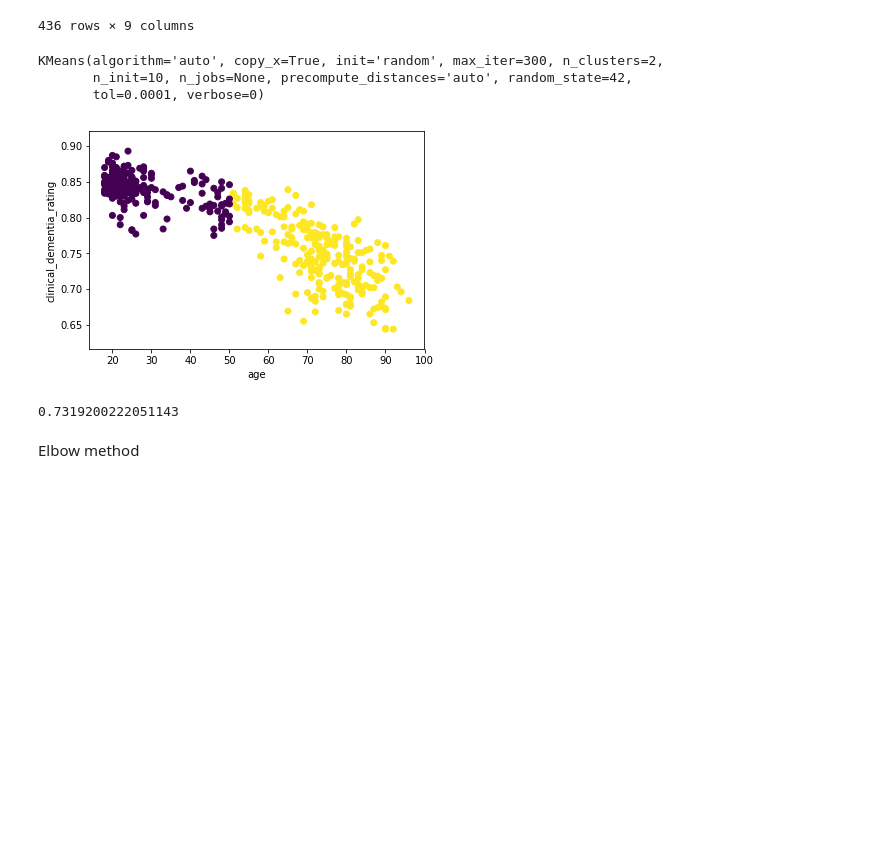
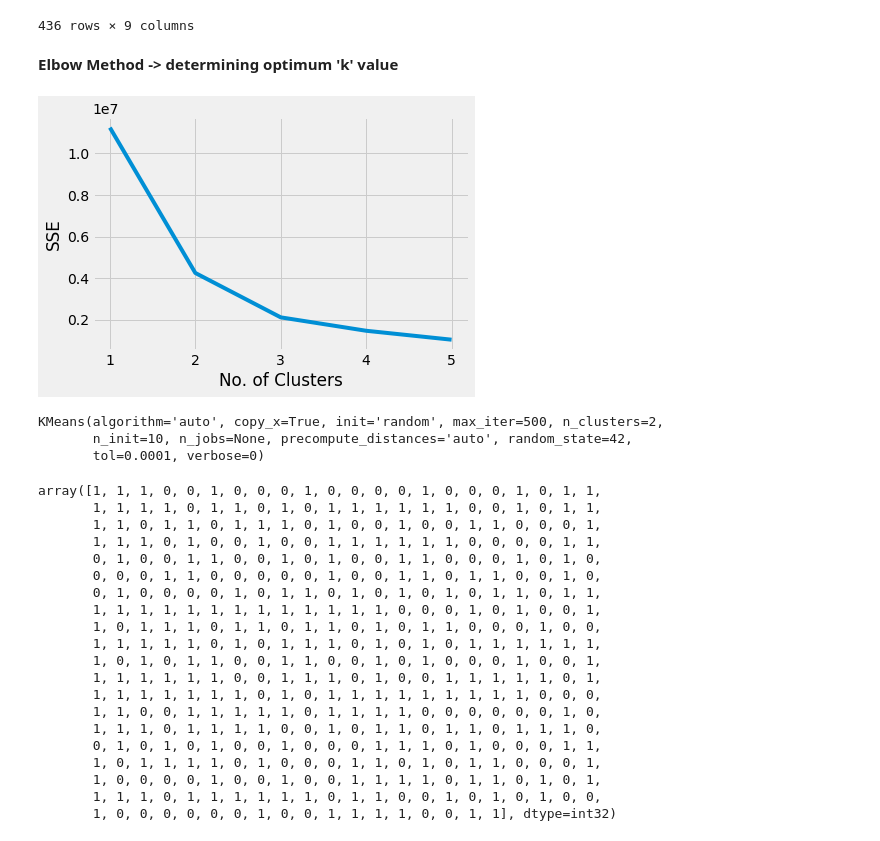
Before and after one commit to MPragya-20/IntegrateKaggleTest, a Jupyter notebook: alzheimer-s-k-means.ipynb, the cells around one changed output. Drawn from its saved outputs; the diff is of its cells as text; code cells hidden in the pictures; blank space fills up the shorter version.

Commit message:
Kaggle Notebook | Alzheimer's K-Means  | Version 3

```diff
--- a/alzheimer-s-k-means.ipynb
+++ b/alzheimer-s-k-means.ipynb
@@ -113,3 +113,5 @@ data
 | 434 | 1 | 20 | 3.0 | 2.0 | 29.0 | 0.0 | ... |
 | 435 | 1 | 26 | 3.0 | 2.0 | 29.0 | 0.0 | ... |
 436 rows × 9 columns
+# %% [markdown]
+**Elbow Method -> determining optimum 'k' value**
@@ -116,35 +122,59 @@ data
+# %%
+kmeans_kwargs = {"init": "random","n_init": 10,"max_iter": 300,"random_state": 42,}
+sse = []
+for k in range(1, 6):
+    kmeans = KMeans(n_clusters=k, **kmeans_kwargs)
+    kmeans.fit(data)
+    sse.append(kmeans.inertia_)
+
+plt.style.use("fivethirtyeight")
+plt.plot(range(1, 6), sse)
+plt.xticks(range(1, 6))
+plt.xlabel("No. of Clusters")
+plt.ylabel("SSE")
+#Note : Error Sum of Squares (SSE) is the sum of the squared differences between each observation and its group's mean.
+plt.show()
+# %% [output]
+[figure, added]
 # %%
 # KMeans Clustering
-from sklearn.cluster import KMeans
-from sklearn.preprocessing import StandardScaler
-from sklearn.metrics import mean_squared_error
+
 kmeans = KMeans(
 init="random",
 n_clusters=2,
 n_init=10,
-max_iter=300,
+max_iter=500,
 random_state=42
 )
-kmeans.fit(data.loc[:,['age','normalize_whole_brain_volume']])
+kmeans.fit(data)
 # %% [output]
-KMeans(algorithm='auto', copy_x=True, init='random', max_iter=300, n_clusters=2,
+KMeans(algorithm='auto', copy_x=True, init='random', max_iter=500, n_clusters=2,
        n_init=10, n_jobs=None, precompute_distances='auto', random_state=42,
        tol=0.0001, verbose=0)
 # %%
 import seaborn as sns
 from sklearn.model_selection import train_test_split
-
-pred = kmeans.predict(data.loc[:,['age','normalize_whole_brain_volume']])
-plt.scatter(data= data,x ='age',y = 'normalize_whole_brain_volume',c = pred, cmap='viridis')
-plt.xlabel('age')
-plt.ylabel('clinical_dementia_rating')
-plt.show()
+labels = kmeans.fit_predict(data)
+pred = kmeans.predict(data)
+pred
 # %% [output]
-[figure, removed]
+array([1, 1, 1, 0, 0, 1, 0, 0, 0, 1, 0, 0, 0, 0, 1, 0, 0, 0, 1, 0, 1, 1,
+       1, 1, 1, 1, 0, 1, 1, 0, 1, 0, 1, 1, 1, 1, 1, 1, 0, 0, 1, 0, 1, 1,
+       1, 1, 0, 1, 1, 0, 1, 1, 1, 0, 1, 0, 0, 1, 0, 0, 1, 1, 0, 0, 0, 1,
+       1, 1, 1, 0, 1, 0, 0, 1, 0, 0, 1, 1, 1, 1, 1, 1, 0, 0, 0, 0, 1, 1,
+       0, 1, 0, 0, 1, 1, 0, 0, 1, 0, 1, 0, 0, 1, 1, 0, 0, 0, 1, 0, 1, 0,
+       0, 0, 0, 1, 1, 0, 0, 0, 0, 0, 1, 0, 0, 1, 1, 0, 1, 1, 0, 0, 1, 0,
+       0, 1, 0, 0, 0, 0, 1, 0, 1, 1, 0, 1, 0, 1, 0, 1, 0, 1, 1, 0, 1, 1,
+       1, 1, 1, 1, 1, 1, 1, 1, 1, 1, 1, 1, 1, 0, 0, 0, 1, 0, 1, 0, 0, 1,
+       1, 0, 1, 1, 1, 0, 1, 1, 0, 1, 1, 0, 1, 0, 1, 1, 0, 0, 0, 1, 0, 0,
+       1, 1, 1, 1, 1, 0, 1, 0, 1, 1, 1, 0, 1, 0, 1, 0, 1, 1, 1, 1, 1, 1,
+       1, 0, 1, 0, 1, 1, 0, 0, 1, 1, 0, 0, 1, 0, 1, 0, 0, 0, 1, 0, 0, 1,
+       1, 1, 1, 1, 1, 1, 0, 0, 1, 1, 1, 0, 1, 0, 0, 1, 1, 1, 1, 1, 0, 1,
+       1, 1, 1, 1, 1, 1, 1, 0, 1, 0, 1, 1, 1, 1, 1, 1, 1, 1, 1, 0, 0, 0,
+       1, 1, 0, 0, 1, 1, 1, 1, 1, 0, 1, 1, 1, 1, 0, 0, 0, 0, 0, 0, 1, 0,
+       1, 1, 1, 0, 1, 1, 1, 1, 0, 0, 1, 0, 1, 1, 0, 1, 1, 0, 1, 1, 1, 0,
+       0, 1, 0, 1, 0, 1, 0, 0, 1, 0, 0, 0, 1, 1, 1, 0, 1, 0, 0, 0, 1, 1,
+       1, 0, 1, 1, 1, 1, 0, 1, 0, 0, 0, 1, 1, 0, 1, 0, 1, 1, 0, 0, 0, 1,
+       1, 0, 0, 0, 0, 1, 0, 0, 1, 0, 0, 1, 1, 1, 1, 0, 1, 1, 0, 1, 0, 1,
+       1, 1, 1, 0, 1, 1, 1, 1, 1, 1, 0, 1, 1, 0, 0, 1, 0, 1, 0, 1, 0, 0,
+       1, 0, 0, 0, 0, 0, 0, 1, 0, 0, 1, 1, 1, 1, 0, 0, 1, 1], dtype=int32)
-# %%
-from sklearn.metrics import silhouette_score
-silhouette_score(data.loc[:,['age','normalize_whole_brain_volume']],pred, metric='euclidean')
-# %% [output]
-0.7319200222051143
-# %% [markdown]
-Elbow method
```
Also changed, not shown: parts of 5 cells of this notebook.
